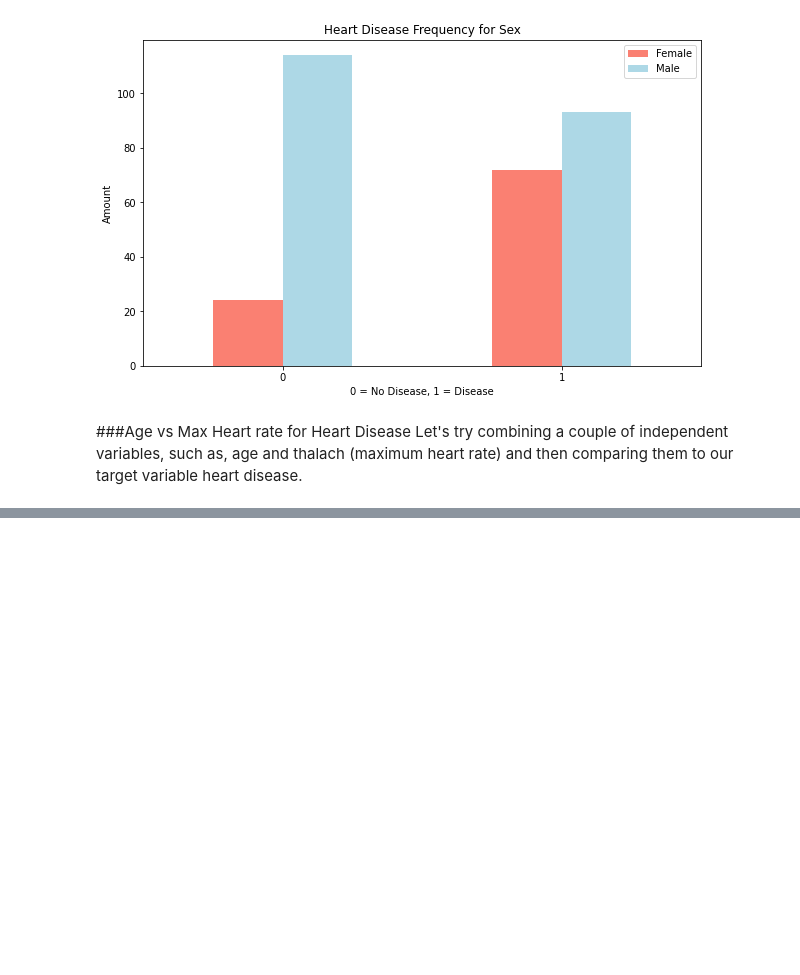
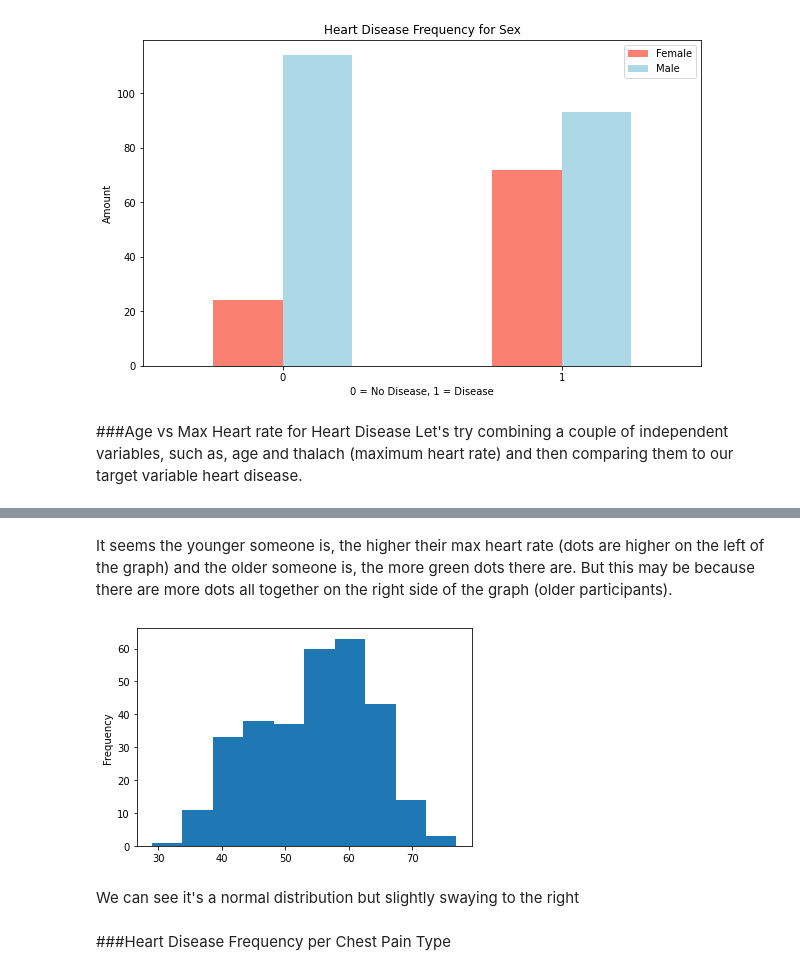
Before and after one commit to sujikathir/Heart-disease-Identification, a Jupyter notebook: HEART_DISEASE.ipynb, the cells around one changed output, grey strips where cells are left out. Saved outputs shown, nothing was run; the diff lists cells and outputs as text; code cells hidden in the pictures; blank space fills up the shorter version.

```diff
--- a/HEART_DISEASE.ipynb
+++ b/HEART_DISEASE.ipynb
@@ -185,0 +207,11 @@ Let's try combining a couple of independent variables, such as, age and thalach
+# %% [markdown]
+It seems the younger someone is, the higher their max heart rate (dots are higher on the left of the graph) and the older someone is, the more green dots there are. But this may be because there are more dots all together on the right side of the graph (older participants).
+# %%
+# Histograms to check the distribution of a variable
+df.age.plot.hist();
+# %% [output]
+[figure, added]
+# %% [markdown]
+We can see it's a normal distribution but slightly swaying to the right
+# %% [markdown]
+###Heart Disease Frequency per Chest Pain Type
```
Also changed, not shown: parts of 75 cells of this notebook.
